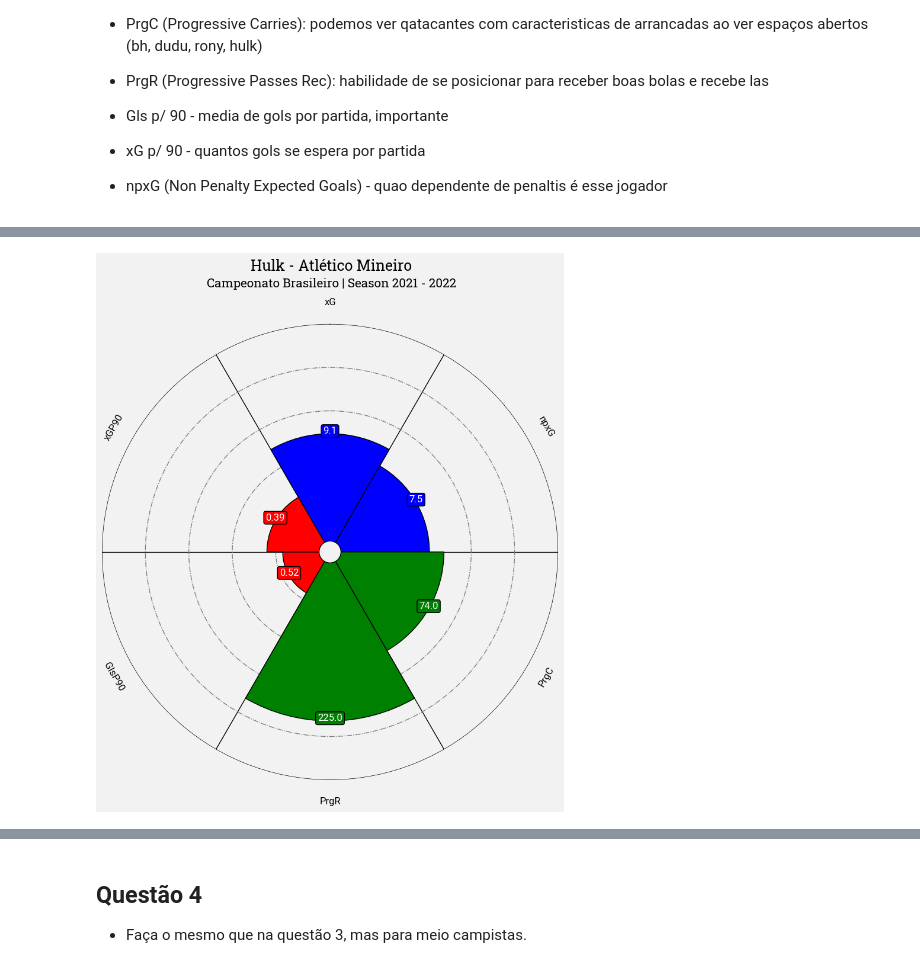
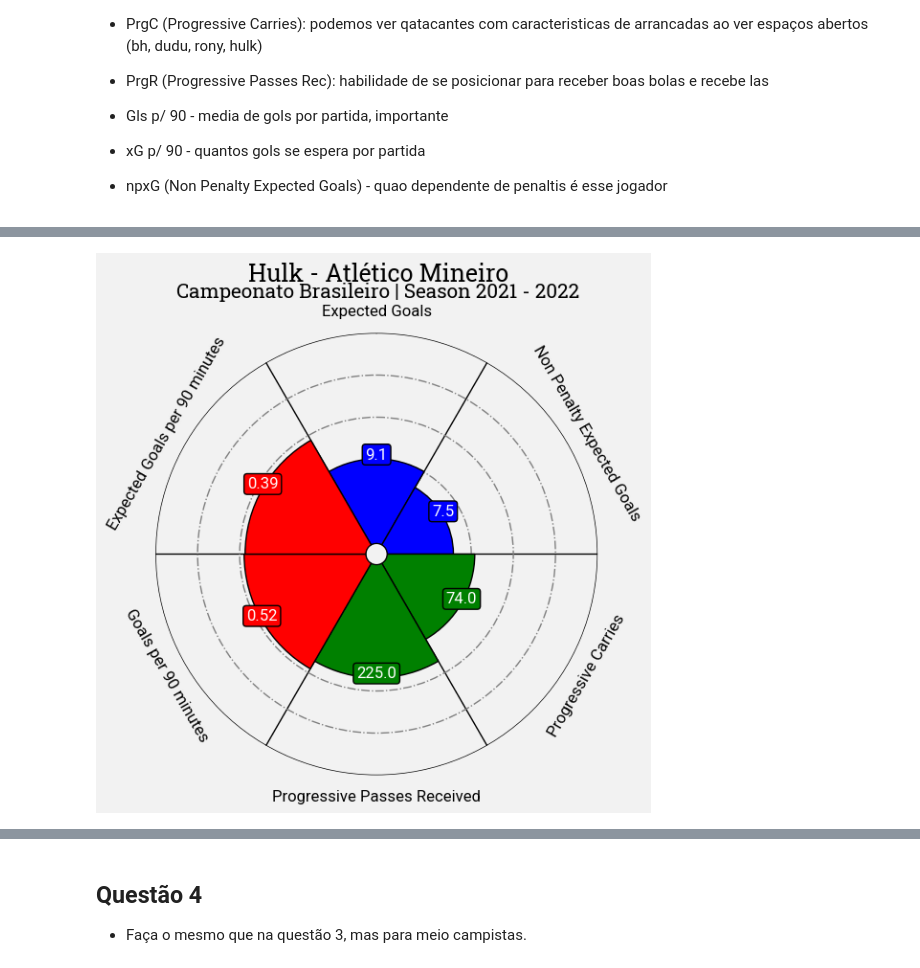
Before and after one commit to lframosferreira/soccer-analytics-notebooks, a Jupyter notebook: atv02/ativ_2.ipynb, the cells around one changed output, grey strips where cells are left out. Drawn from its saved outputs; the diff is of its cells as text; code cells hidden in the pictures.

Commit message:
[NEW] fowards analysis

```diff
--- a/atv02/ativ_2.ipynb
+++ b/atv02/ativ_2.ipynb
@@ -197,10 +201,13 @@ Como a temporada analisada é o campeonato brasileiro de 2022, acredito que seja
 # %%
 df: pd.DataFrame = pd.read_csv("../data/player_standard_stats.csv")
-df.drop(columns=["Rk", "Nation", "Age", "Starts", "MP", "Born", "Min", "90s", "Matches", "-9999"], inplace=True) # removendo colunas "inúteis"
+df.drop(columns=["Rk", "Nation", "Age", "Starts", "Born", "Min", "90s", "Matches", "-9999"], inplace=True) # removendo colunas "inúteis"
 df.rename(columns={"Gls.1": "GlsP90", "Ast.1": "AstP90", "G+A.1": "G+AP90", "G-PK.1": "G-PKP90", "xG.1": "xGP90", "xAG.1": "xAGP90", "npxG.1": "npxGP90", "npxG+xAG.1": "npxG+xAGP90"}, inplace=True)
-hulk_series: pd.Series = df[df["Player"] == "Hulk"]
-gabigol_series: pd.Series = df[df["Player"] == "Gabriel Barbosa"]
-rony_series: pd.Series = df[df["Player"] == "Rony"]
+hulk_series: pd.Series = df[(df["Player"] == "Hulk") & (df["Squad"] == "Atlético Mineiro")]
+pedro_series: pd.Series = df[(df["Player"] == "Pedro") & (df["Squad"] == "Flamengo")]
+rony_series: pd.Series = df[(df["Player"] == "Dudu") & (df["Squad"] == "Palmeiras")]
 
-test = df[df["Pos"] == "FW"].describe()[["xG", "npxG", "PrgC", "PrgR", "GlsP90", "xGP90"]]
-test.loc["max"]
+names = ["xG", "npxG", "PrgC", "PrgR", "GlsP90", "xGP90"]
+fowards = df[(df["Pos"] == "FW") & (df["MP"] >= 25)].describe()[names]
+max_values: np.array = fowards.loc["max"].to_numpy()
+min_values: np.array = fowards.loc["min"].to_numpy()
+descriptive_names: np.array = np.array(["Expected Goals", "Non Penalty Expected Goals", "Progressive Carries", "Progressive Passes Received", "Goals per 90 minutes", "Expected Goals per 90 minutes"])
@@ -215,9 +214,8 @@ Name: max, dtype: float64
 # %%
 # código copiado do SoccerMatics
 
-names = ["xG", "npxG", "PrgC", "PrgR", "GlsP90", "xGP90"]
 values: np.array = hulk_series[names].to_numpy()[0]
-values_normalized: np.array = np.round((values / test.loc["max"].to_numpy()) * 100, 2)
+values_normalized: np.array = np.round(((values - min_values) / max_values) * 100, 2)
 slice_colors = ["blue"] * 2 + ["green"] * 2 + ["red"] * 2
 text_colors = ["white"]*6
 font_normal = FontManager(("https://github.com/google/fonts/blob/main/apache/roboto/"
@@ -226,7 +224,7 @@ font_bold = FontManager(("https://github.com/google/fonts/blob/main/apache/robot
                          "RobotoSlab%5Bwght%5D.ttf?raw=true"))
 #PIZZA PLOT
 baker = PyPizza(
-    params=names,
+    params=descriptive_names,
     min_range = None,
     max_range = None,               # list of parameters
     straight_line_color="#000000",  # color for straight lines
@@ -238,7 +236,7 @@ baker = PyPizza(
 #making pizza for our data
 fig, ax = baker.make_pizza(
     values_normalized,              # list of values
-    figsize=(10, 10),      # adjust figsize according to your need
+    figsize=(6, 6),      # adjust figsize according to your need
     param_location=110,
     slice_colors=slice_colors,
     value_colors = text_colors,
@@ -253,31 +251,31 @@ fig, ax = baker.make_pizza(
     ),                   # values to be used when adding parameter
     kwargs_values=dict(
         color="#000000", fontsize=12,
         fontproperties=font_normal.prop, zorder=3,
         bbox=dict(
             edgecolor="#000000", facecolor="cornflowerblue",
             boxstyle="round,pad=0.2", lw=1
         )
     )                    # values to be used when adding parameter-values
 )
 
 #putting text
 texts = baker.get_value_texts()
 for i, text in enumerate(texts):
     text.set_text(str(values[i]))
 # add title
 fig.text(
     0.515, 0.97, "Hulk - Atlético Mineiro", size=18,
     ha="center", fontproperties=font_bold.prop, color="#000000"
 )
 
 # add subtitle
 fig.text(
     0.515, 0.942,
     "Campeonato Brasileiro | Season 2021 - 2022",
     size=15,
     ha="center", fontproperties=font_bold.prop, color="#000000"
 )
 plt.show()
 # %% [output]
-[figure, old version]
+[figure, new version]
```
Also changed, not shown: parts of 9 cells of this notebook.
